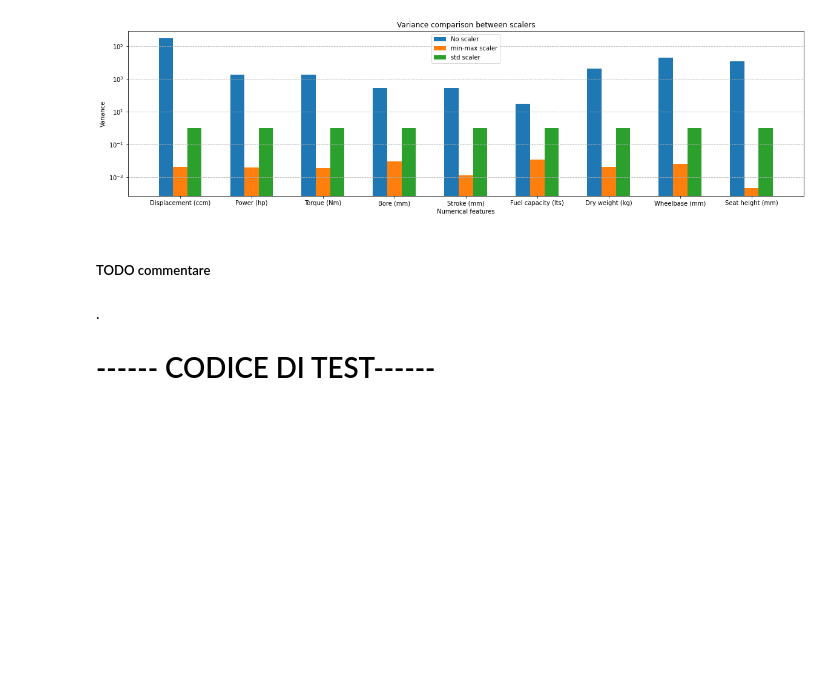
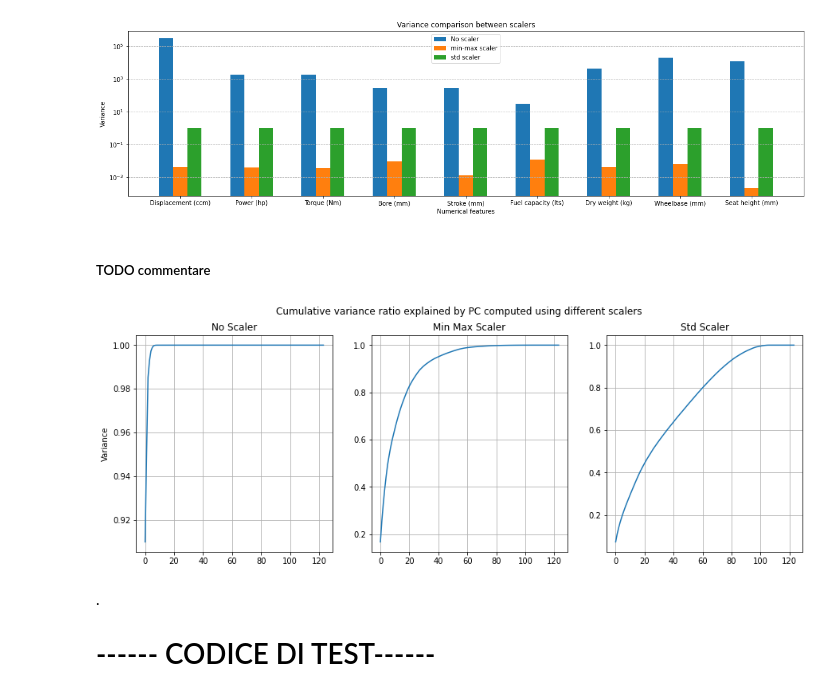
Before and after one commit to giulionenna/GrassiNenna_HWpca, a Jupyter notebook: GrassiNenna_HWpca.ipynb, the cells around one changed output. Cells and saved outputs as stored; diff of their text form; code cells hidden in the pictures; blank space fills up the shorter version.

```diff
--- a/GrassiNenna_HWpca.ipynb
+++ b/GrassiNenna_HWpca.ipynb
@@ -263,6 +263,37 @@ plt.show()
 [figure]
 # %% [markdown]
 ##### TODO commentare
+# %%
+pca_full_noscale = PCA()
+pca_full_mm = PCA()
+pca_full_std = PCA()
+
+pca_full_noscale.fit(np.array(Xworkdf))
+pca_full_mm.fit(np.array(Xworkdf_mm))
+pca_full_std.fit(np.array(Xworkdf_std))
+
+var_noscale = pca_full_noscale.explained_variance_ratio_
+var_mm = pca_full_mm.explained_variance_ratio_
+var_std = pca_full_std.explained_variance_ratio_
+
+fig, axs = plt.subplots(1,3)
+
+fig.set_size_inches(15,5)
+fig.suptitle('Cumulative variance ratio explained by PC computed using different scalers')
+axs[0].plot(var_noscale.cumsum())
+axs[0].grid(True)
+axs[0].set_title('No Scaler')
+axs[0].set_ylabel('Variance')
+#axs[0].set_xticks(np.arange(len(var_noscale)))
+axs[1].plot(var_mm.cumsum())
+axs[1].set_title('Min Max Scaler')
+axs[1].grid(True)
+axs[2].plot(var_std.cumsum())
+axs[2].set_title('Std Scaler')
+axs[2].grid(True)
+#axs[0].set_xticks(np.arange(len(var_noscale)))
+# %% [output]
+[figure, added]
 # %% [markdown]
 
 .
```
Also changed, not shown: parts of 1 cell of this notebook, 1 other file.
